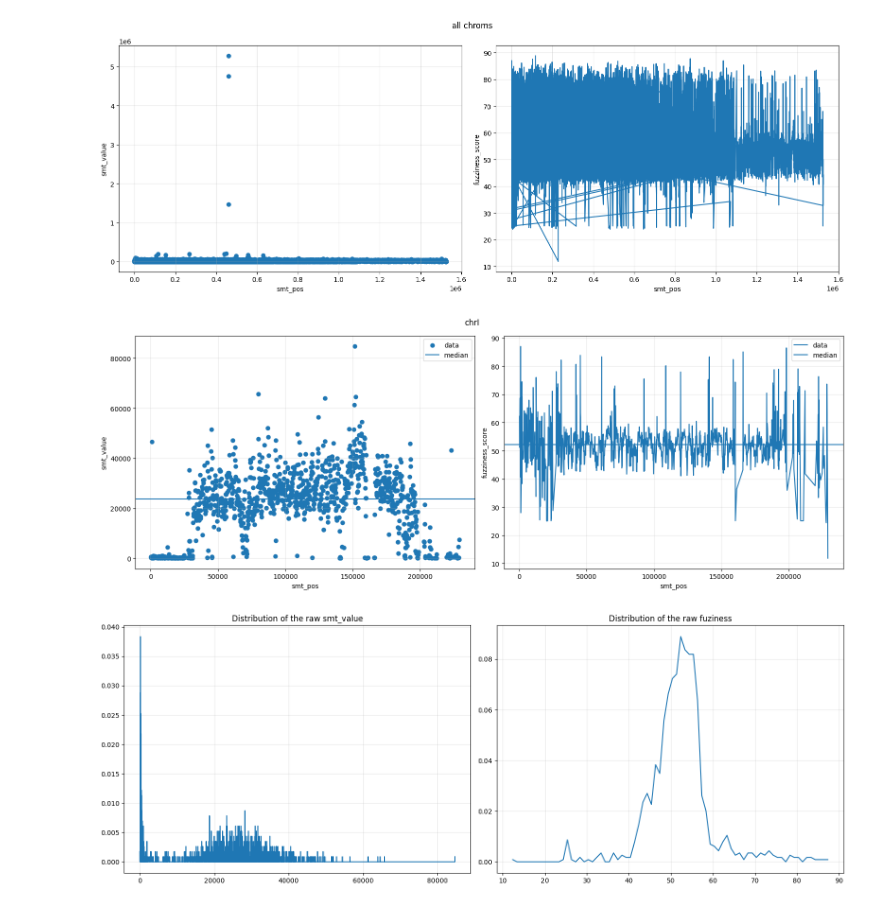
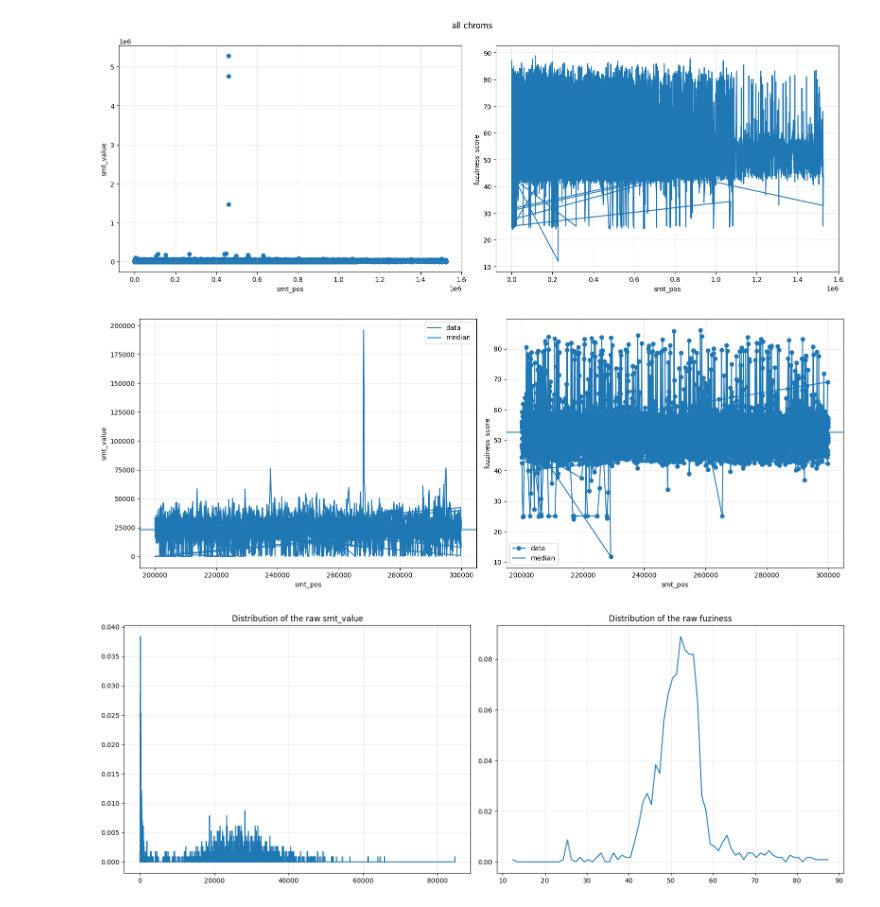
Before and after one commit to npelletbossot/Workspace, a Jupyter notebook: notebooks/figures/article_1/nuc.ipynb, the cells around one changed output. Drawn from its saved outputs; the diff is of its cells as text; code cells hidden in the pictures.

```diff
--- a/notebooks/figures/article_1/nuc.ipynb
+++ b/notebooks/figures/article_1/nuc.ipynb
@@ -50,45 +50,57 @@ plt.show()
 # %% [output]
 [figure]
 # %%
-# Values
+
+def select_region(df, chrom=None, region=None, gap=np.inf):
+
+    condition = pl.col("smt_value") < gap
+
+    if chrom is not None:
+        condition &= pl.col("chr") == chrom
+
+    if region is not None:
+        condition &= pl.col("smt_pos").is_between(*region)
+
+    return df.filter(condition)
+
+chrom   = None
+region  = [200_000, 300_000]
 gap     = 1e6
-chrom   = "chrI"
-data_chrom = data_frame.filter(
-    (pl.col("chr") == chrom)
+
+data_filtered = select_region(
+    data_frame,
+    chrom=chrom,
+    region = region,
+    gap=1e6,
 )
 
-# Extracting
-CHROMOSOMES     = data_chrom["chr"].to_numpy()
-smt_pos         = data_chrom["smt_pos"].to_numpy()
-smt_value       = data_chrom["smt_value"].to_numpy()
-fuzziness_score = data_chrom["fuzziness_score"].to_numpy()
-
-# Filtering
-smt_pos         = smt_pos[smt_value<gap]
-smt_value       = smt_value[smt_value<gap]
+# Extract arrays
+CHROMOSOMES     = data_filtered["chr"].to_numpy()
+smt_pos         = data_filtered["smt_pos"].to_numpy()
+smt_value       = data_filtered["smt_value"].to_numpy()
+fuzziness_score = data_filtered["fuzziness_score"].to_numpy()
 # %%
 # Plotting
 fig, (ax1, ax2) = plt.subplots(ncols=2, nrows=1, figsize=(16, 6))
-fig.suptitle(chrom)
 
-ax1.scatter(smt_pos, smt_value, label="data")
+ax1.plot(smt_pos, smt_value, label="data")
 ax1.axhline(y=np.median(smt_value), label="median")
 ax1.set_xlabel("smt_pos")
 ax1.set_ylabel("smt_value")
 ax1.grid(True, which="both", alpha=0.3)
 ax1.legend(loc="best")
 
-ax2.plot(smt_pos, fuzziness_score, label="data")
+ax2.plot(smt_pos, fuzziness_score, marker="o", label="data")
 ax2.axhline(y=np.median(fuzziness_score), label="median")
 ax2.set_xlabel("smt_pos")
 ax2.set_ylabel("fuzziness_score")
 ax2.grid(True, which="both", alpha=0.3)
 ax2.legend(loc="best")
 
 plt.tight_layout()
 plt.show()
 # %% [output]
-[figure, old version]
+[figure, new version]
 # %%
 # Distributions
 fig, (ax1, ax2) = plt.subplots(ncols=2, nrows=1, figsize=(16, 6))
```
Also changed, not shown: 2 other files.
